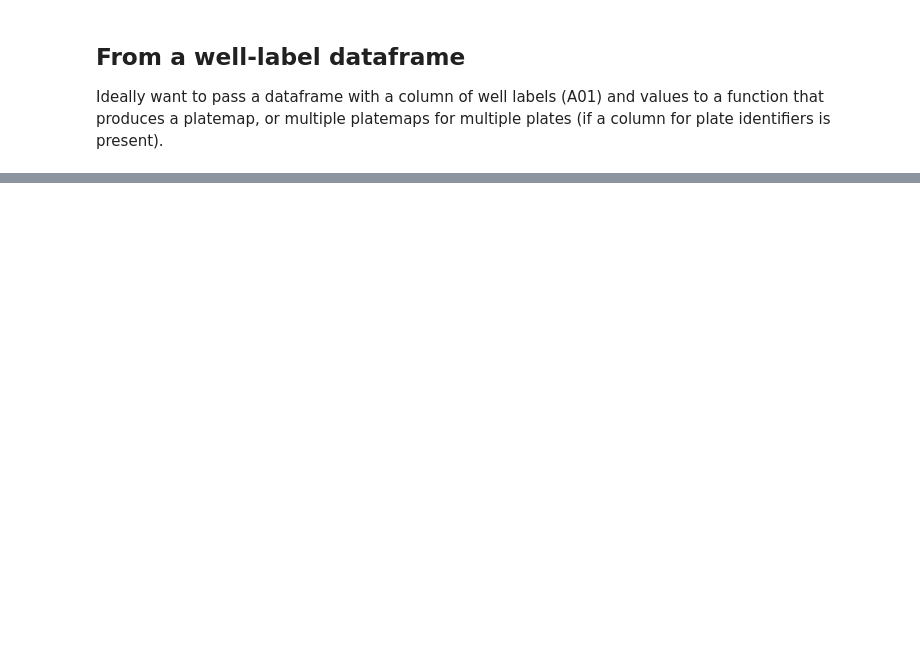
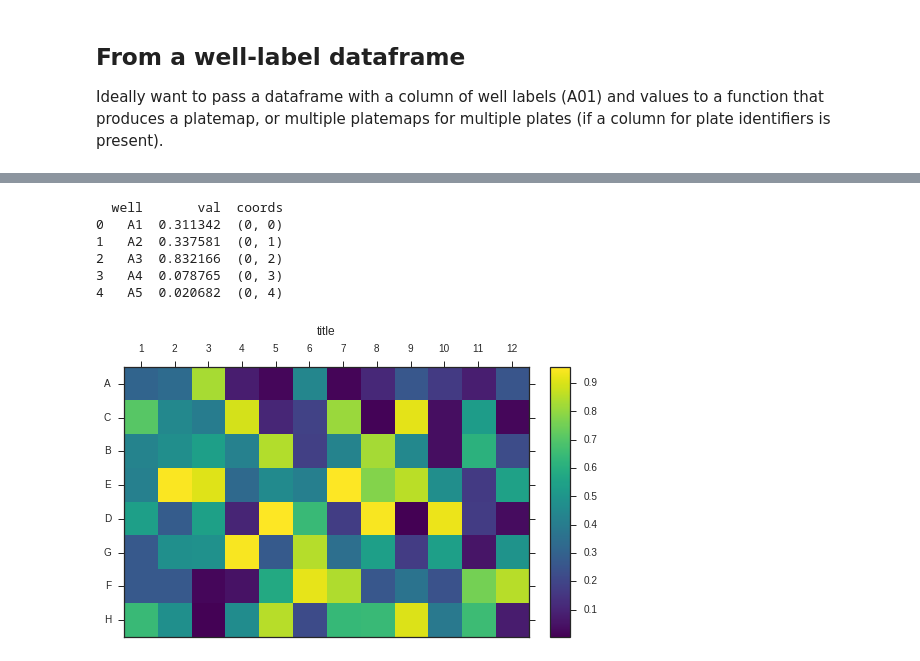
Before and after one commit to Swarchal/notebooks, a Jupyter notebook: mpl_platemap.ipynb, the cells around one changed output, grey strips where cells are left out. Saved outputs shown, nothing was run; the diff lists cells and outputs as text; code cells hidden in the pictures; blank space fills up the shorter version.

```diff
--- a/mpl_platemap.ipynb
+++ b/mpl_platemap.ipynb
@@ -89,0 +133,6 @@ Ideally want to pass a dataframe with a column of well labels (A01) and values t
+# %%
+wells = [string.letters[i] + str(j) for i in range(0, 8) for j in range(1, 13)]
+vals = np.random.random(96)
+# %%
+df = pd.DataFrame(list(zip(wells, vals)), columns=["well", "val"])
+df.head()
@@ -89,0 +146,2 @@ Ideally want to pass a dataframe with a column of well labels (A01) and values t
+# %%
+df["coords"] = [well_to_xy(well) for well in df.well]
@@ -89,0 +157,10 @@ Ideally want to pass a dataframe with a column of well labels (A01) and values t
+# %%
+# create matrix and popular vals from coords
+
+mat = np.empty((8,12))
+mat[:] = np.nan
+
+for i in df.iterrows():
+    mat[i[1][2]] = i[1][1]
+
+mat
@@ -89,0 +233,11 @@ Ideally want to pass a dataframe with a column of well labels (A01) and values t
+# %%
+print df.head()
+platemap(df.well, df.val, title="title")
+# %% [output]
+  well       val  coords
+0   A1  0.311342  (0, 0)
+1   A2  0.337581  (0, 1)
+2   A3  0.832166  (0, 2)
+3   A4  0.078765  (0, 3)
+4   A5  0.020682  (0, 4)
+[figure, added]
```
Also changed, not shown: parts of 11 cells of this notebook.
